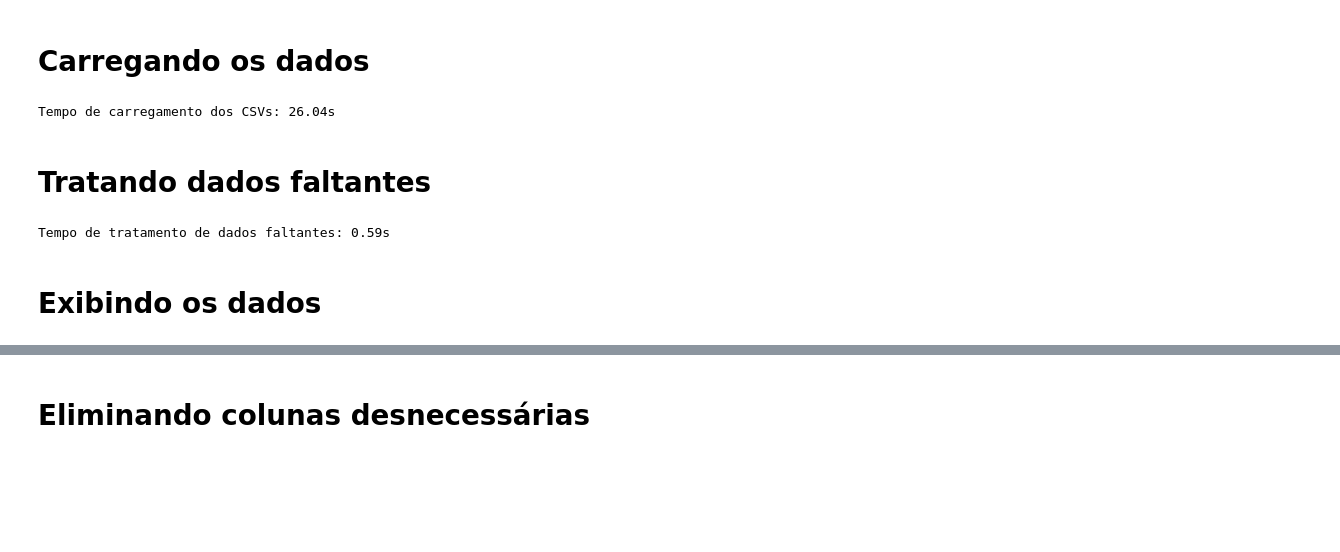
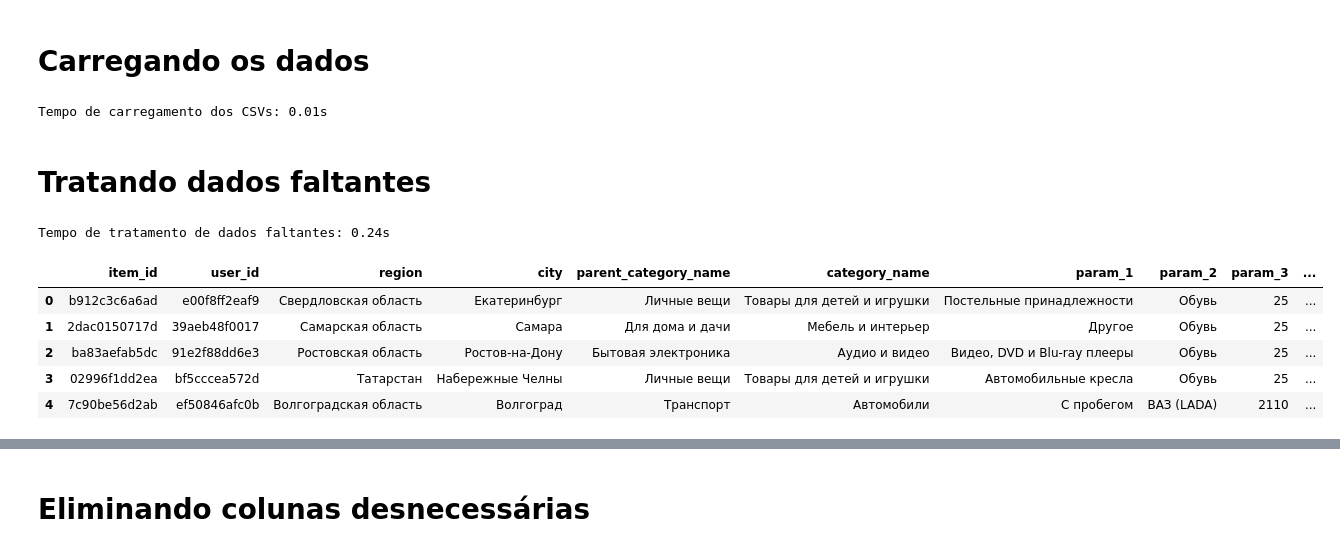
Before and after one commit to vinicius-alves/Kaggle-Avito-Challenge, a Jupyter notebook: notebook pré-processamento.ipynb, the cells around one changed output, grey strips where cells are left out. Saved outputs shown, nothing was run; the diff lists cells and outputs as text; code cells hidden in the pictures; blank space fills up the shorter version.

```diff
--- a/notebook pré-processamento.ipynb
+++ b/notebook pré-processamento.ipynb
@@ -31,8 +31,8 @@ dtype={
       }
 
 start = time.time()
-df_train = pd.read_csv('./data/train.csv', dtype = dtype, encoding='utf8').head(40)
-df_test  = pd.read_csv('./data/test.csv' , dtype = dtype, encoding='utf8').head(40)
+df_train = pd.read_csv('./data/train_small.csv', dtype = dtype, encoding='utf8')
+df_test  = pd.read_csv('./data/test_small.csv' , dtype = dtype, encoding='utf8')
 end = time.time()
 
 print('Tempo de carregamento dos CSVs: '+str("%.2f" % (end - start))+'s\n')
@@ -40,44 +40,93 @@ print('Tempo de carregamento dos CSVs: '+str("%.2f" % (end - start))+'s\n')
 
 text_columns        = ["title","description"]
 categorical_columns = ["user_type","parent_category_name","category_name", "user_id","param_1","param_2","param_3"]
+categorical_columns_parents = [None, None, "parent_category_name", None, None,"param_1","param_2"]
 numeric_columns     = ["price","image_top_1","item_seq_number"]
+
 
 matrizes_train_resultado = []
 matrizes_test_resultado = []
 # %% [output]
-Tempo de carregamento dos CSVs: 26.04s
+Tempo de carregamento dos CSVs: 0.01s
 # %% [markdown]
 # Tratando dados faltantes
 # %%
 start = time.time()
 # Colunas de texto faltantes preenchidas com strings vazias
 for column in text_columns:
     df_train[column].fillna(value='', inplace=True)
     df_test[column].fillna(value='', inplace=True)
 
 # Colunas numéricas faltantes preenchidas com a média
 for column in numeric_columns:
     df_train[column].fillna(value = df_train[column].mean(), inplace=True)
     df_test[column].fillna(value = df_test[column].mean(), inplace=True)
 
-# Colunas categóricas faltantes preenchidas com a categoria mais frequente
-for column in categorical_columns:
-    counter = Counter(df_train[column])
-    mais_frequente = counter.most_common()[0][0]
-    if (type(mais_frequente) == str and mais_frequente == 'nan') or (type(mais_frequente) == float and math.isnan(mais_frequente)):
+# Colunas categóricas faltantes preenchidas de acordo com a regra:
+# Caso não tenha categoria 'pai', será preenchida com a categoria mais frequente
+# Caso tenha, será preenchida com a mais frequente, que tem a mesma parent_category
+
+isNan = lambda x:(type(x) == str and mais_frequente == 'nan') or (type(x) == float and math.isnan(mais_frequente))
+
+for i in range(len(categorical_columns)):
+
+    column = categorical_columns[i]
+    parent_category = categorical_columns_parents[i]
+
+    # Possui categoria pai
+    if(parent_category != None):
+        serie_all_data = pd.concat([df_train[parent_category],df_test[parent_category]])
+        valores_categorias_pai = Counter(serie_all_data).most_common()
+        serie_all_data = None
+
+        for valor_categoria_tupla in valores_categorias_pai:
+
+            valor_categoria = valor_categoria_tupla[0]
+
+            df_train_parent_category = df_train[df_train[parent_category] == valor_categoria]
+            df_test_parent_category  = df_test [df_test [parent_category] == valor_categoria]
+
+            serie_all_data = pd.concat([df_train_parent_category[column],df_test_parent_category[column]])
+            counter = Counter(serie_all_data)
+            serie_all_data = None
+            lista_mais_frequentes = counter.most_common()
+            mais_frequente = lista_mais_frequentes[0][0]
+            if (isNan(mais_frequente) and len(lista_mais_frequentes)>1):
+                categoria_frequente = counter.most_common()[1][0]
+            else:
+                categoria_frequente = mais_frequente
+
+            counter = None
+            df_train.loc[df_train[parent_category] == valor_categoria, column].fillna(value = categoria_frequente, inplace=True)
+            df_test.loc [df_test [parent_category] == valor_categoria, column].fillna(value = categoria_frequente, inplace=True)
+
+    # Sem categoria pai
+    # Também trata o caso para o qual não há ocorrência de subcategoria
+    serie_all_data = pd.concat([df_train[column],df_test[column]])
+    counter = Counter(serie_all_data)
+    serie_all_data = None
+    lista_mais_frequentes = counter.most_common()
+    mais_frequente = lista_mais_frequentes[0][0]
+    if (isNan(mais_frequente) and len(lista_mais_frequentes)>1):
         categoria_frequente = counter.most_common()[1][0]
     else:
         categoria_frequente = mais_frequente
 
     counter = None
+    df_train[column].fillna(value = categoria_frequente, inplace=True)
+    df_test [column].fillna(value = categoria_frequente, inplace=True)
 
-    df_train[column].fillna(value = categoria_frequente, inplace=True)
-    df_test[column].fillna(value = categoria_frequente, inplace=True)
 
 end = time.time()
 
 print('Tempo de tratamento de dados faltantes: '+str("%.2f" % (end - start))+'s\n')
+
+df_train.head(5)
 # %% [output]
-Tempo de tratamento de dados faltantes: 0.59s
+Tempo de tratamento de dados faltantes: 0.24s
+|  | item_id | user_id | region | city | parent_category_name | category_name | param_1 | param_2 | param_3 | ... |
+| 0 | b912c3c6a6ad | e00f8ff2eaf9 | Свердловская область | Екатеринбург | Личные вещи | Товары для детей и игрушки | Постельные принадлежности | Обувь | 25 | ... |
+| 1 | 2dac0150717d | 39aeb48f0017 | Самарская область | Самара | Для дома и дачи | Мебель и интерьер | Другое | Обувь | 25 | ... |
+| 2 | ba83aefab5dc | 91e2f88dd6e3 | Ростовская область | Ростов-на-Дону | Бытовая электроника | Аудио и видео | Видео, DVD и Blu-ray плееры | Обувь | 25 | ... |
+| 3 | 02996f1dd2ea | bf5cccea572d | Татарстан | Набережные Челны | Личные вещи | Товары для детей и игрушки | Автомобильные кресла | Обувь | 25 | ... |
+| 4 | 7c90be56d2ab | ef50846afc0b | Волгоградская область | Волгоград | Транспорт | Автомобили | С пробегом | ВАЗ (LADA) | 2110 | ... |
-# %% [markdown]
-# Exibindo os dados
```
Also changed, not shown: parts of 2 cells of this notebook.
